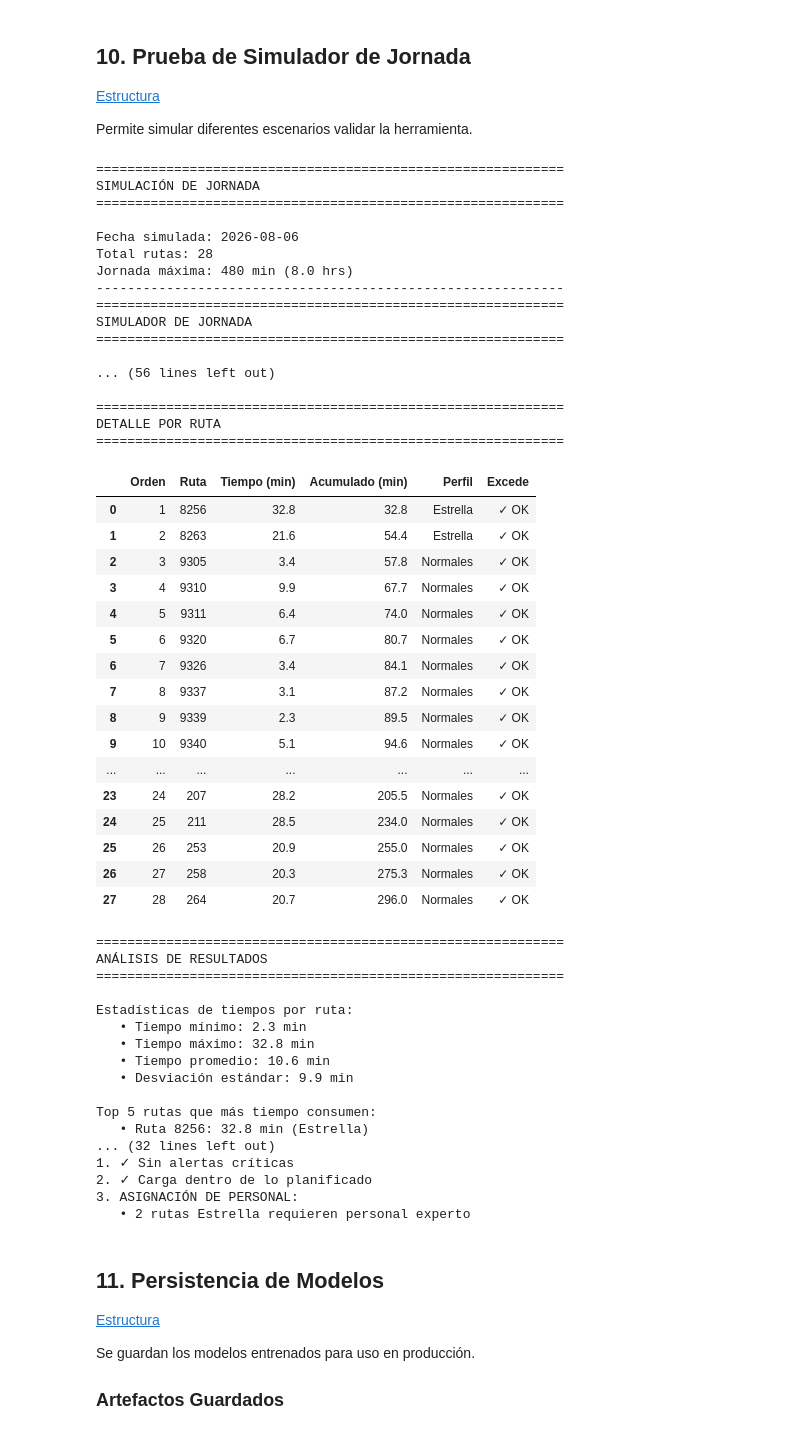
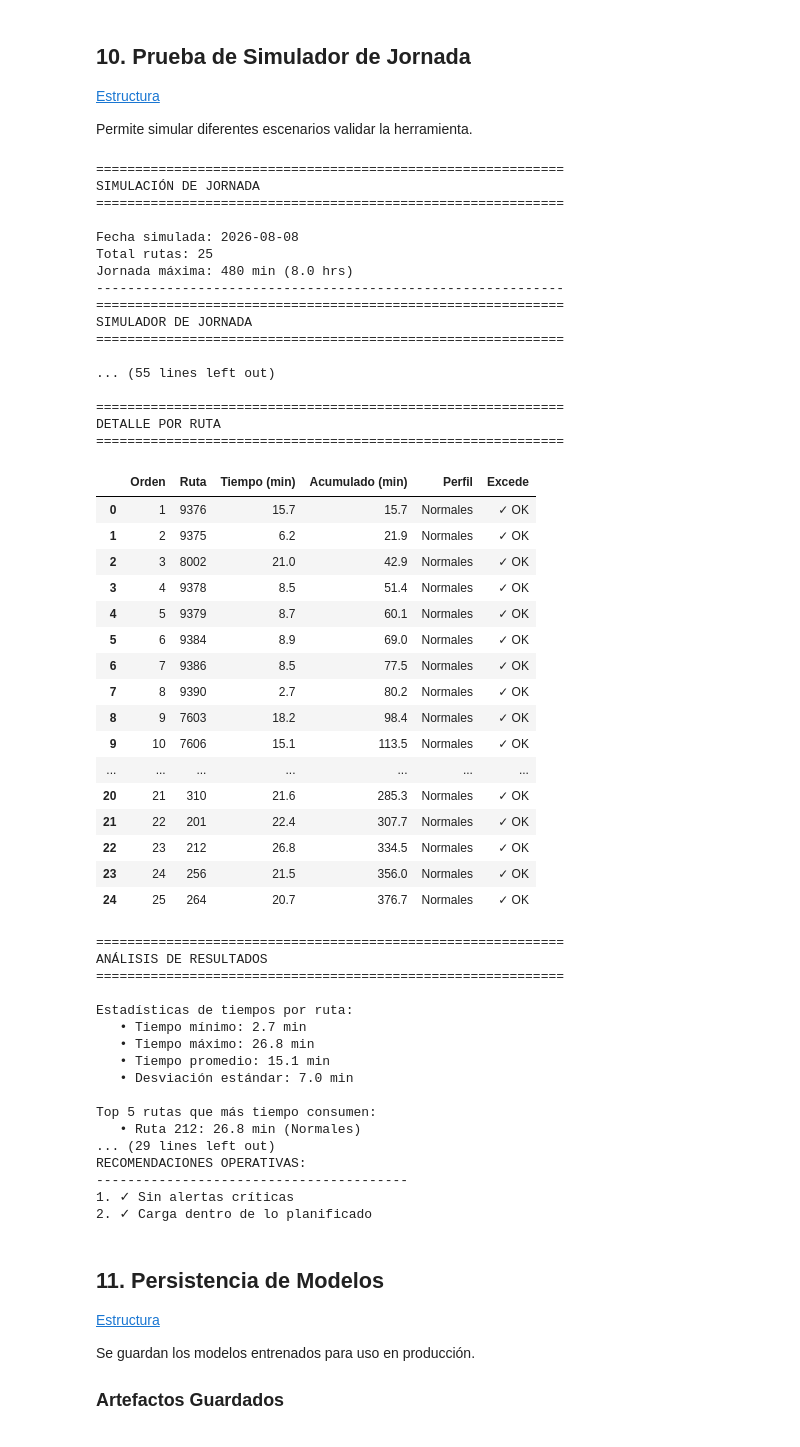
Before and after one commit to pixel-phy/optimizacion_despachos, a Jupyter notebook: notebooks/02_machine_learning.ipynb, the cells around one changed output. Drawn from its saved outputs; the diff is of its cells as text; code cells hidden in the pictures.

```diff
--- a/notebooks/02_machine_learning.ipynb
+++ b/notebooks/02_machine_learning.ipynb
@@ -1714,12 +1714,12 @@ Inicializando Simulador de Jornada
 Permite simular diferentes escenarios validar la herramienta.
 # %%
 # Simular jornada de día anterior
-fecha_simulacion = '2026-08-06'
+fecha_simulacion = '2026-08-08'
 
 rutas_ayer = [
-        8256, 8263, 9305, 9310, 9311, 9320, 9326, 9337, 9339, 9340, 9345,
-    9353, 9355, 9390, 9420, 9422, 9426, 9424, 9425, 9434, 9435, 307, 311,
-    207, 211, 253, 258, 264
+        9376, 9375, 8002, 9378, 9379, 9384, 9386, 9390, 7603, 7606,
+    7613, 7628, 7644, 7648, 7664, 7656, 7674, 7691, 7732, 307, 310,
+    201, 212, 256, 264
 ]
 
 print("=" * 60)
@@ -1821,69 +1821,69 @@ if len(alertas) > 0:
     for alerta in alertas:
         print(f"   • Ruta {alerta['ruta']}: Asignar apoyo adicional")
 else:
     print("1. ✓ Sin alertas críticas")
 
 if tiempo_total > 480:
     print("2. REDISTRIBUIR CARGA:")
     print(f"   • Reducir en {int((tiempo_total-480)/30)} rutas aproximadamente")
 else:
     print("2. ✓ Carga dentro de lo planificado")
 
 if 'Estrella' in perfiles.index:
     print("3. ASIGNACIÓN DE PERSONAL:")
     print(f"   • {perfiles['Estrella']} rutas Estrella requieren personal experto")
 # %% [output]
 ============================================================
 SIMULACIÓN DE JORNADA
 ============================================================
 
-Fecha simulada: 2026-08-06
-Total rutas: 28
+Fecha simulada: 2026-08-08
+Total rutas: 25
 Jornada máxima: 480 min (8.0 hrs)
 ------------------------------------------------------------
 ============================================================
 SIMULADOR DE JORNADA
 ============================================================
 
-... (56 lines left out)
+... (55 lines left out)
 
 ============================================================
 DETALLE POR RUTA
 ============================================================
 |  | Orden | Ruta | Tiempo (min) | Acumulado (min) | Perfil | Excede |
-| 0 | 1 | 8256 | 32.8 | 32.8 | Estrella | ✓ OK |
-| 1 | 2 | 8263 | 21.6 | 54.4 | Estrella | ✓ OK |
-| 2 | 3 | 9305 | 3.4 | 57.8 | Normales | ✓ OK |
-| 3 | 4 | 9310 | 9.9 | 67.7 | Normales | ✓ OK |
-| 4 | 5 | 9311 | 6.4 | 74.0 | Normales | ✓ OK |
-| 5 | 6 | 9320 | 6.7 | 80.7 | Normales | ✓ OK |
-| 6 | 7 | 9326 | 3.4 | 84.1 | Normales | ✓ OK |
-| 7 | 8 | 9337 | 3.1 | 87.2 | Normales | ✓ OK |
-| 8 | 9 | 9339 | 2.3 | 89.5 | Normales | ✓ OK |
-| 9 | 10 | 9340 | 5.1 | 94.6 | Normales | ✓ OK |
+| 0 | 1 | 9376 | 15.7 | 15.7 | Normales | ✓ OK |
+| 1 | 2 | 9375 | 6.2 | 21.9 | Normales | ✓ OK |
+| 2 | 3 | 8002 | 21.0 | 42.9 | Normales | ✓ OK |
+| 3 | 4 | 9378 | 8.5 | 51.4 | Normales | ✓ OK |
+| 4 | 5 | 9379 | 8.7 | 60.1 | Normales | ✓ OK |
+| 5 | 6 | 9384 | 8.9 | 69.0 | Normales | ✓ OK |
+| 6 | 7 | 9386 | 8.5 | 77.5 | Normales | ✓ OK |
+| 7 | 8 | 9390 | 2.7 | 80.2 | Normales | ✓ OK |
+| 8 | 9 | 7603 | 18.2 | 98.4 | Normales | ✓ OK |
+| 9 | 10 | 7606 | 15.1 | 113.5 | Normales | ✓ OK |
 | ... | ... | ... | ... | ... | ... | ... |
-| 23 | 24 | 207 | 28.2 | 205.5 | Normales | ✓ OK |
-| 24 | 25 | 211 | 28.5 | 234.0 | Normales | ✓ OK |
-| 25 | 26 | 253 | 20.9 | 255.0 | Normales | ✓ OK |
-| 26 | 27 | 258 | 20.3 | 275.3 | Normales | ✓ OK |
-| 27 | 28 | 264 | 20.7 | 296.0 | Normales | ✓ OK |
+| 20 | 21 | 310 | 21.6 | 285.3 | Normales | ✓ OK |
+| 21 | 22 | 201 | 22.4 | 307.7 | Normales | ✓ OK |
+| 22 | 23 | 212 | 26.8 | 334.5 | Normales | ✓ OK |
+| 23 | 24 | 256 | 21.5 | 356.0 | Normales | ✓ OK |
+| 24 | 25 | 264 | 20.7 | 376.7 | Normales | ✓ OK |
 ============================================================
 ANÁLISIS DE RESULTADOS
 ============================================================
 
 Estadísticas de tiempos por ruta:
-   • Tiempo mínimo: 2.3 min
-   • Tiempo máximo: 32.8 min
-   • Tiempo promedio: 10.6 min
-   • Desviación estándar: 9.9 min
+   • Tiempo mínimo: 2.7 min
+   • Tiempo máximo: 26.8 min
+   • Tiempo promedio: 15.1 min
+   • Desviación estándar: 7.0 min
 
 Top 5 rutas que más tiempo consumen:
-   • Ruta 8256: 32.8 min (Estrella)
-... (32 lines left out)
+   • Ruta 212: 26.8 min (Normales)
+... (29 lines left out)
+RECOMENDACIONES OPERATIVAS:
+----------------------------------------
 1. ✓ Sin alertas críticas
 2. ✓ Carga dentro de lo planificado
-3. ASIGNACIÓN DE PERSONAL:
-   • 2 rutas Estrella requieren personal experto
 # %% [markdown]
 ## 11. Persistencia de Modelos <a id='persistencia'></a>
 [Estructura](#estructura)
```
Also changed, not shown: parts of 1 cell of this notebook, 4 other files.
